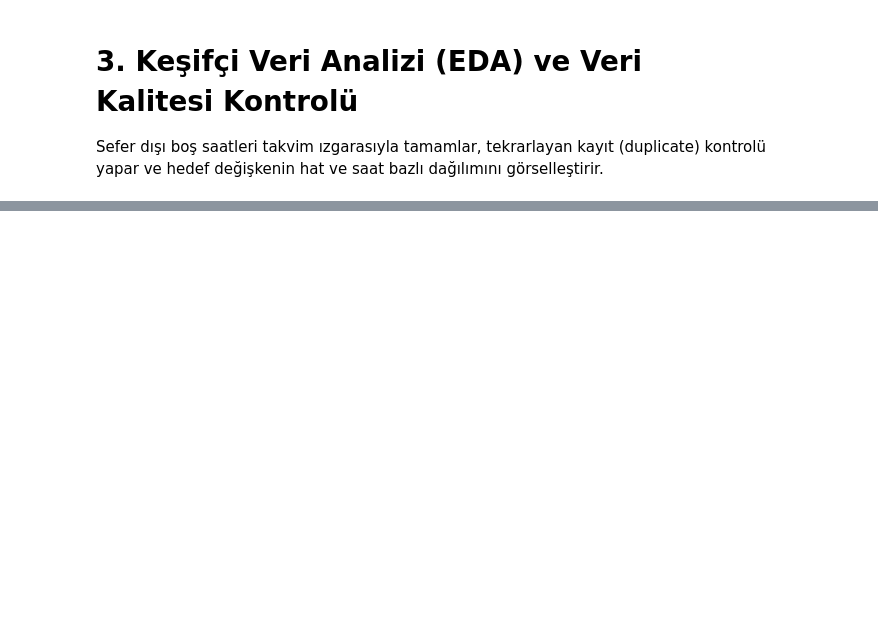
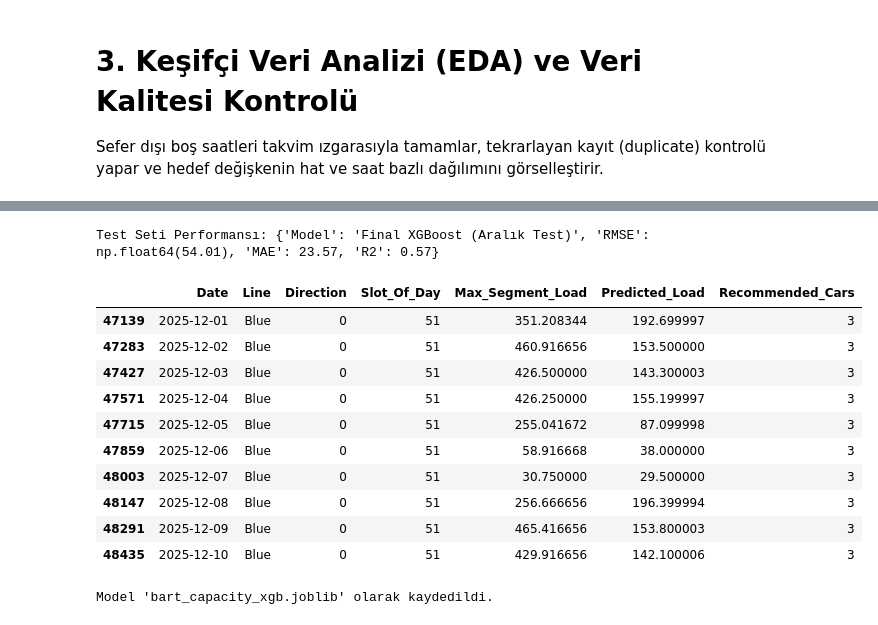
Before and after one commit to denizbutengineer/bart-capacity-planner, a Jupyter notebook: btk_final_proje.ipynb, the cells around one changed output, grey strips where cells are left out. Cells and saved outputs as stored; diff of their text form; code cells hidden in the pictures; blank space fills up the shorter version.

```diff
--- a/btk_final_proje.ipynb
+++ b/btk_final_proje.ipynb
@@ -307,0 +339,46 @@ print("Final model ve örnek veri seti Streamlit için kaydedildi!")
+# %%
+X_train_full = pd.concat([X_train, X_val], axis=0)
+y_train_full_log = pd.concat([y_train_log, y_val_log], axis=0)
+
+final_model = xgb.XGBRegressor(
+    n_estimators=600, learning_rate=0.05, max_depth=8,
+    subsample=0.8, colsample_bytree=0.8, tree_method='hist', random_state=42, n_jobs=-1
+)
+final_model.fit(X_train_full, y_train_full_log)
+
+test_preds = np.clip(np.expm1(final_model.predict(X_test)), 0, None)
+print("Test Seti Performansı:", eval_metrics(y_test_real, test_preds, "Final XGBoost (Aralık Test)"))
+
+def recommend_car_consist(predicted_10min_load, headway_minutes=15, target_cap_per_car=110):
+    trains_in_10min = 10.0 / headway_minutes
+    passengers_per_train = predicted_10min_load / max(trains_in_10min, 0.25)
+    required_cars = int(np.ceil(passengers_per_train / target_cap_per_car))
+    return int(np.clip(required_cars, 3, 10))
+
+test_results = test_df[['Date', 'Line', 'Direction', 'Slot_Of_Day', 'Max_Segment_Load']].copy()
+test_results['Predicted_Load'] = np.round(test_preds, 1)
+test_results['Recommended_Cars'] = [recommend_car_consist(p) for p in test_preds]
+
+display(test_results[test_results['Slot_Of_Day'] == 51].head(10))
+
+artifact = {
+    'model': final_model,
+    'feature_cols': feature_cols,
+    'line_mapping': line_mapping
+}
+joblib.dump(artifact, "bart_capacity_xgb.joblib")
+print("Model 'bart_capacity_xgb.joblib' olarak kaydedildi.")
+# %% [output]
+Test Seti Performansı: {'Model': 'Final XGBoost (Aralık Test)', 'RMSE': np.float64(54.01), 'MAE': 23.57, 'R2': 0.57}
+|  | Date | Line | Direction | Slot_Of_Day | Max_Segment_Load | Predicted_Load | Recommended_Cars |
+| 47139 | 2025-12-01 | Blue | 0 | 51 | 351.208344 | 192.699997 | 3 |
+| 47283 | 2025-12-02 | Blue | 0 | 51 | 460.916656 | 153.500000 | 3 |
+| 47427 | 2025-12-03 | Blue | 0 | 51 | 426.500000 | 143.300003 | 3 |
+| 47571 | 2025-12-04 | Blue | 0 | 51 | 426.250000 | 155.199997 | 3 |
+| 47715 | 2025-12-05 | Blue | 0 | 51 | 255.041672 | 87.099998 | 3 |
+| 47859 | 2025-12-06 | Blue | 0 | 51 | 58.916668 | 38.000000 | 3 |
+| 48003 | 2025-12-07 | Blue | 0 | 51 | 30.750000 | 29.500000 | 3 |
+| 48147 | 2025-12-08 | Blue | 0 | 51 | 256.666656 | 196.399994 | 3 |
+| 48291 | 2025-12-09 | Blue | 0 | 51 | 465.416656 | 153.800003 | 3 |
+| 48435 | 2025-12-10 | Blue | 0 | 51 | 429.916656 | 142.100006 | 3 |
+Model 'bart_capacity_xgb.joblib' olarak kaydedildi.
```
Also changed, not shown: parts of 16 cells of this notebook.
